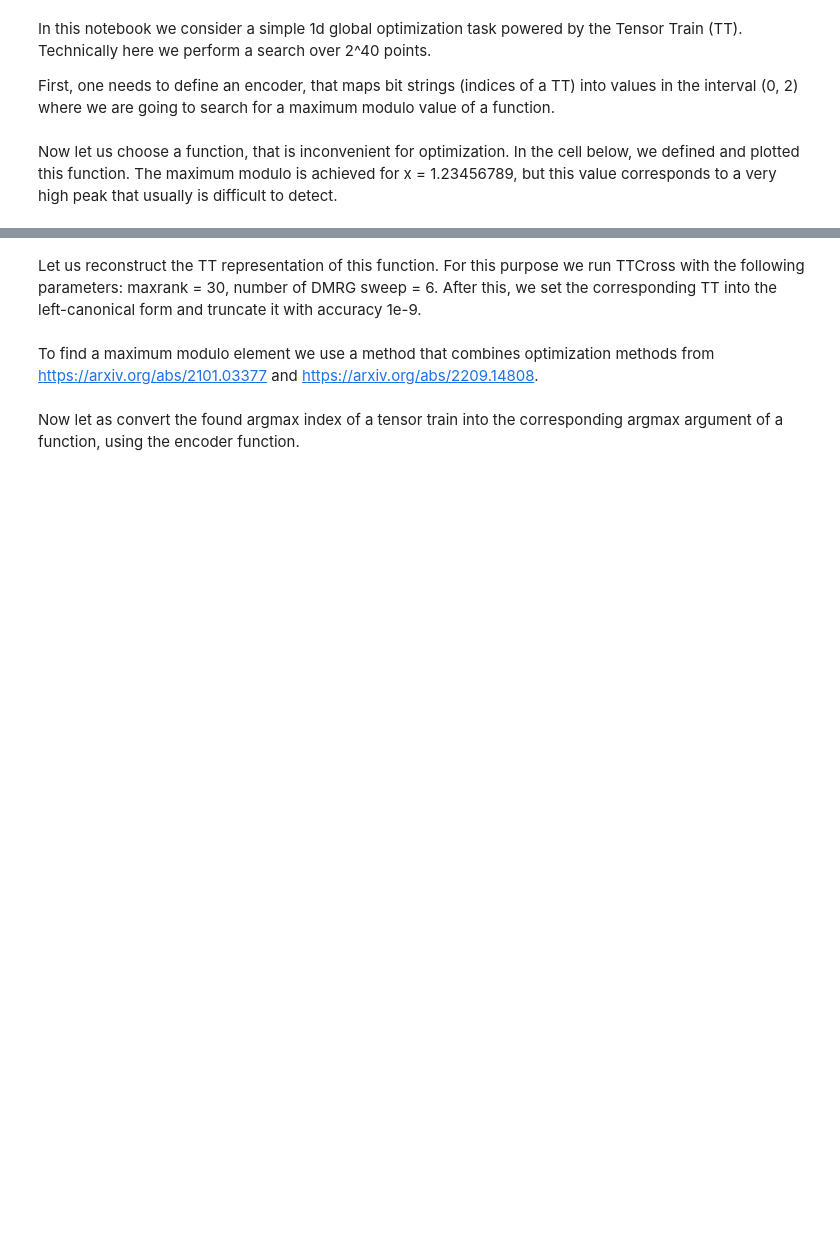
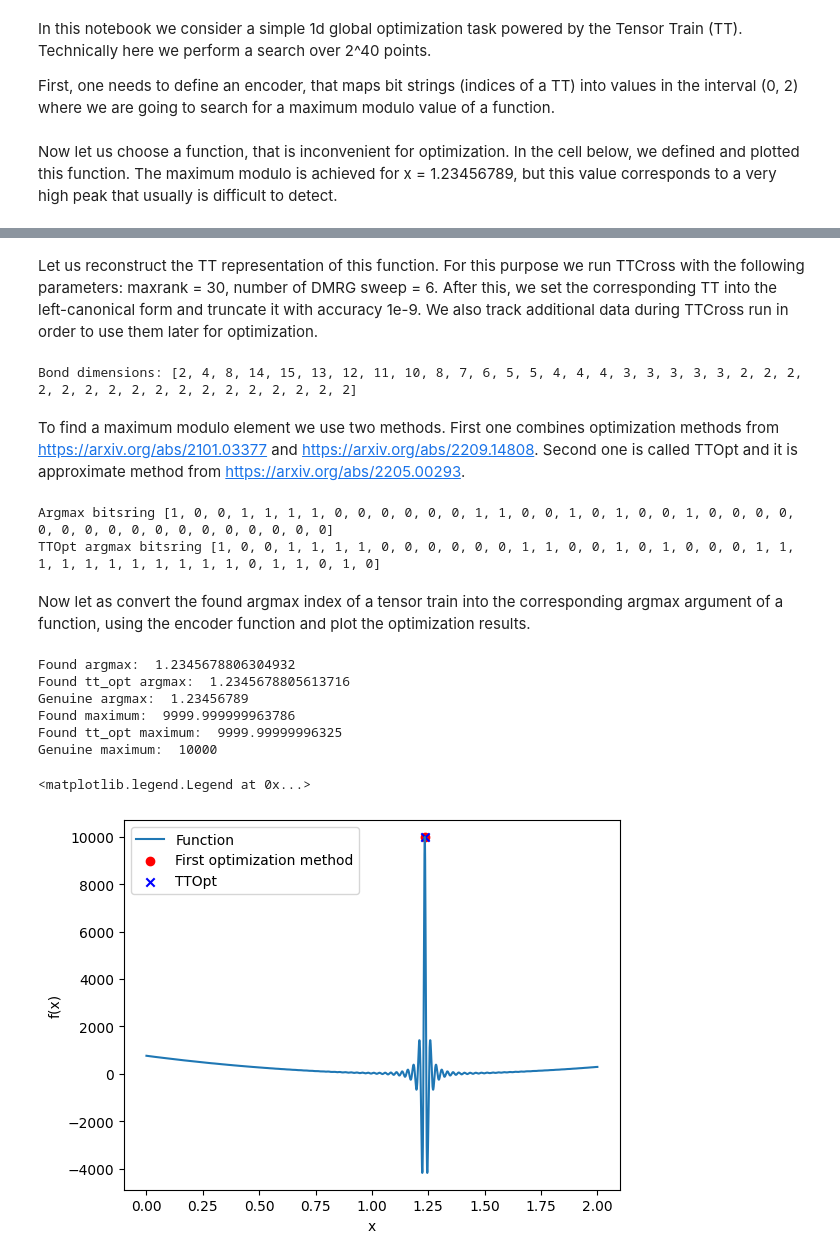
Before and after one commit to LuchnikovI/ttrs, a Jupyter notebook: optimization_example.ipynb, the cells around one changed output, grey strips where cells are left out. Cells and saved outputs as stored; diff of their text form; code cells hidden in the pictures; blank space fills up the shorter version.

Commit message:
+TTOpt (tmp solution)

```diff
--- a/optimization_example.ipynb
+++ b/optimization_example.ipynb
@@ -39,9 +42,14 @@ plt.xlabel("x")
 # %% [markdown]
 Let us reconstruct the TT representation of this function. For this purpose we run TTCross
 with the following parameters: maxrank = 30, number of DMRG sweep = 6. After this, we set the corresponding TT into
-the left-canonical form and truncate it with accuracy 1e-9.
+the left-canonical form and truncate it with accuracy 1e-9. We also track additional data during TTCross run in order to use them later for optimization.
 # %%
-tt_weird_function = TTVc64(MODES_NUM * [2], 20, 0.01)
+tt_weird_function = TTVc64(
+    MODES_NUM * [2], # modes dimensions of a tensor train
+    20,              # max TT rank
+    1e-5,            # accuracy of the maxvol algorithm
+    True             # flag showing if we need to track data for TTOpt method (https://arxiv.org/abs/2205.00293)
+)
 
 for _ in range(MODES_NUM * 6):
     index = tt_weird_function.get_args()
@@ -54,8 +62,10 @@ for _ in range(MODES_NUM * 6):
 tt_weird_function.set_into_left_canonical()
 tt_weird_function.truncate_left_canonical(1e-10)
 print("Bond dimensions:", tt_weird_function.get_bonds())
+# %% [output]
+Bond dimensions: [2, 4, 8, 14, 15, 13, 12, 11, 10, 8, 7, 6, 5, 5, 4, 4, 4, 3, 3, 3, 3, 3, 2, 2, 2, 2, 2, 2, 2, 2, 2, 2, 2, 2, 2, 2, 2, 2, 2]
 # %% [markdown]
-To find a maximum modulo element we use a method that combines optimization methods from https://arxiv.org/abs/2101.03377 and https://arxiv.org/abs/2209.14808.
+To find a maximum modulo element we use two methods. First one combines optimization methods from https://arxiv.org/abs/2101.03377 and https://arxiv.org/abs/2209.14808. Second one is called TTOpt and it is approximate method from https://arxiv.org/abs/2205.00293.
 # %%
 argmax = tt_weird_function.argmax_modulo(
     1e-10, # truncation accuracy
@@ -63,25 +73,46 @@ argmax = tt_weird_function.argmax_modulo(
     20,   # max tt-rank during the power iteration
     10,   # hyperparameter K from the paper https://arxiv.org/abs/2209.14808
 )
+tt_opt_argmax = tt_weird_function.tt_opt_argmax_module()
 print("Argmax bitsring", argmax)
+print("TTOpt argmax bitsring", tt_opt_argmax)
+# %% [output]
+Argmax bitsring [1, 0, 0, 1, 1, 1, 1, 0, 0, 0, 0, 0, 0, 1, 1, 0, 0, 1, 0, 1, 0, 0, 1, 0, 0, 0, 0, 0, 0, 0, 0, 0, 0, 0, 0, 0, 0, 0, 0, 0]
+TTOpt argmax bitsring [1, 0, 0, 1, 1, 1, 1, 0, 0, 0, 0, 0, 0, 1, 1, 0, 0, 1, 0, 1, 0, 0, 0, 1, 1, 1, 1, 1, 1, 1, 1, 1, 1, 1, 0, 1, 1, 0, 1, 0]
 # %% [markdown]
 Now let as convert the found argmax index of a tensor train into the corresponding argmax argument of a function,
-using the encoder function.
+using the encoder function and plot the optimization results.
 # %%
 argmax = encoder(argmax)
+tt_opt_argmax = encoder(tt_opt_argmax)
 
 # this is the corresponding max value
 max = weird_function(argmax)
 
+tt_opt_max = weird_function(tt_opt_argmax)
+
 # And here we print the result, and plot the max point in red
 
 print("Found argmax: ", argmax.real)
+print("Found tt_opt argmax: ", tt_opt_argmax.real)
 print("Genuine argmax: ", 1.23456789)
 print("Found maximum: ", weird_function(argmax.real))
+print("Found tt_opt maximum: ", weird_function(tt_opt_argmax.real))
 print("Genuine maximum: ", 10000)
 
 x = np.linspace(0, 2, 100000)
 plt.plot(x, weird_function(x))
 plt.ylabel("f(x)")
 plt.xlabel("x")
 plt.scatter(argmax, max, color='r')
+plt.scatter(tt_opt_argmax, max, color='b', marker='x')
+plt.legend(["Function", "First optimization method", "TTOpt"])
+# %% [output]
+Found argmax:  1.2345678806304932
+Found tt_opt argmax:  1.2345678805613716
+Genuine argmax:  1.23456789
+Found maximum:  9999.999999963786
+Found tt_opt maximum:  9999.99999996325
+Genuine maximum:  10000
+<matplotlib.legend.Legend at 0x...>
+[figure, added]
```
Also changed, not shown: parts of 1 cell of this notebook, 7 other files.
